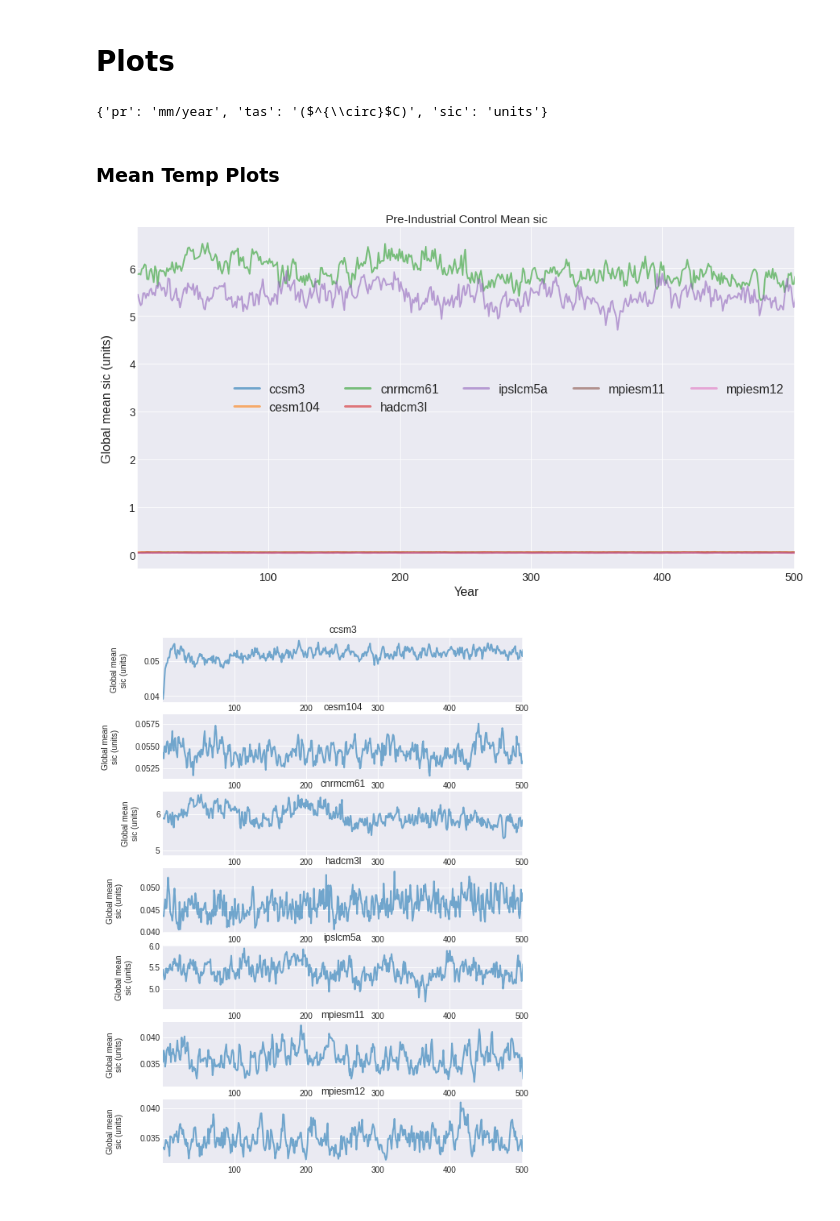
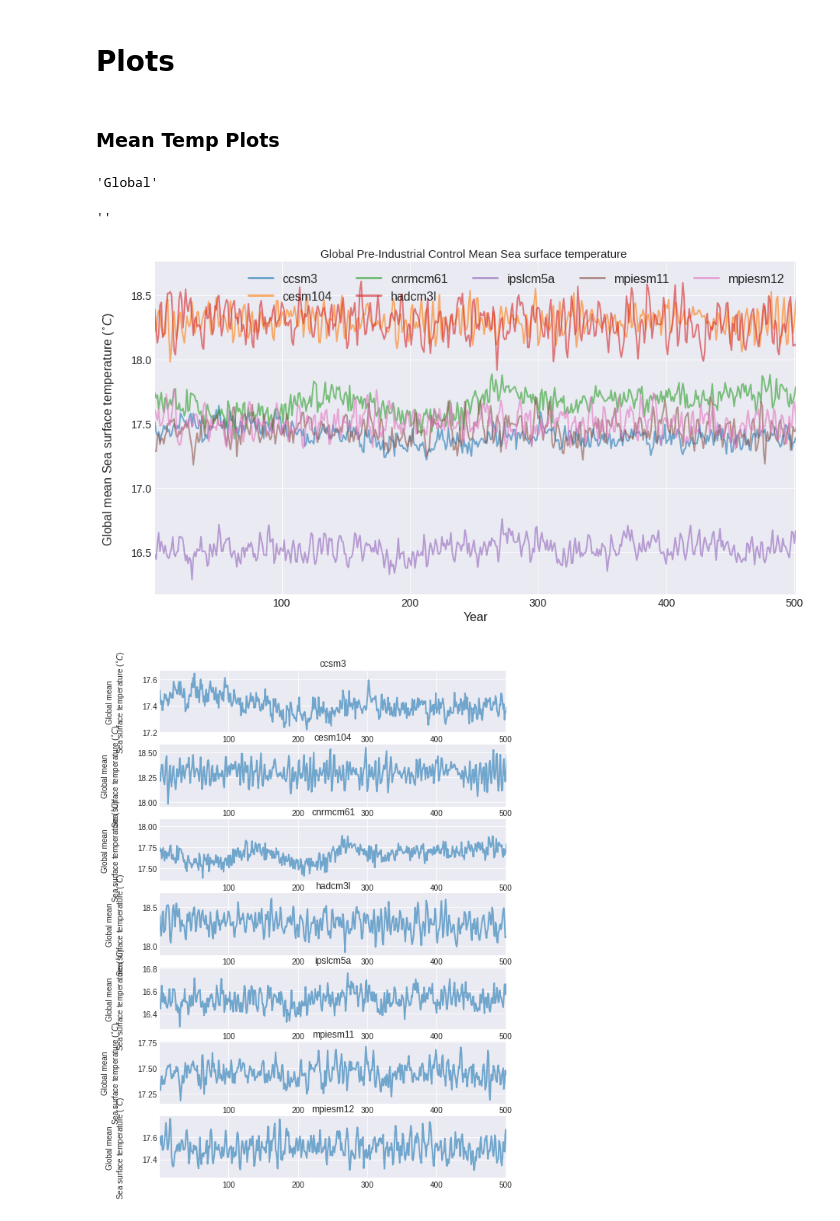
Before and after one commit to alexborowiak/PhD, a Jupyter notebook: longrunmip_03_mutimodel_mean_top_level_(nb27).ipynb, the cells around one changed output. Cells and saved outputs as stored; diff of their text form; code cells hidden in the pictures.

```diff
--- a/longrunmip_03_mutimodel_mean_top_level_(nb27).ipynb
+++ b/longrunmip_03_mutimodel_mean_top_level_(nb27).ipynb
@@ -43,0 +42,5 @@ ROOT_DIR
+# %%
+notebook_number='03'
+variable = 'tos'
+ROOT_DIR = os.path.join(constants.LONGRUNMIP_DIR, variable, 'regrid_retimestamped')
+ROOT_DIR
@@ -75,6 +93,7 @@ lenght = 6
 # %%
-reload(open_ds)
-control_ds = open_ds.read_and_merge_netcdfs(files_to_open_control, ROOT_DIR, logginglevel='DEBUG')
-abrupt4x_ds = open_ds.read_and_merge_netcdfs(files_to_open_experiment, ROOT_DIR, logginglevel='DEBUG')
+mask = None#'land'
+
+control_ds = open_ds.read_and_merge_netcdfs(files_to_open_control, ROOT_DIR, mask=mask)
+abrupt4x_ds = open_ds.read_and_merge_netcdfs(files_to_open_experiment, ROOT_DIR, mask=mask)
 abrupt4x_ds
 # %% [output]
@@ -142,0 +142,2 @@ ccsm3, cnrmcm61, hadcm3l, ipslcm5a, mpiesm11, mpiesm12,
+# %%
+abrupt4x_mean,control_ds_mean = sn.calculate_global_value(abrupt4x_ds, control_ds, variable)
@@ -192,39 +185,44 @@ Coordinates:
 # %% [markdown]
 # Plots
-# %%
-variable_units = {'pr': 'mm/year', 'tas':r'($^{\circ}$C)', 'sic': 'units'}
-variable_units
-# %% [output]
-{'pr': 'mm/year', 'tas': '($^{\\circ}$C)', 'sic': 'units'}
-# %% [markdown]
-### Mean Temp Plots
+# %% [markdown]
+### Mean Temp Plots
+# %%
+hemisphere_title = string.capwords(hemisphere.replace('_', ' '))
+hemisphere_title
+# %% [output]
+'Global'
+# %%
+mask_title = f'({mask} only)' if mask else ''
+mask_title
+# %% [output]
+''
 # %%
 
 plt.style.use('seaborn-darkgrid')
 fig, ax = plt.subplots(figsize=(15,8))
 
 time = control_ds_mean['time'].values
 years = [t.year for t in time]
 for var in list(control_ds_mean.data_vars):
 
     plot_kwargs = dict(alpha = 0.6,linewidth = 2)
 
     ax.plot(years, control_ds_mean[var].values, label=var, **plot_kwargs) #  - 273.15
 
-ax.set_ylabel(f'Global mean {variable} ({variable_units[variable]})', size=16, labelpad=20)
+ax.set_ylabel(f'{hemisphere_title} mean {longname} ({units})', size=16, labelpad=20)
 ax.set_xlabel('Year', size=16)
 ax.set_xlim(years[0], years[500])
 ax.tick_params(axis='y', labelsize=14)
 ax.tick_params(axis='x', labelsize=14)
 leg = ax.legend(ncol = 5, fontsize=16)
 [line.set_linewidth(3) for line in leg.get_lines()];
-ax.set_title(f'Pre-Industrial Control Mean {variable}', fontsize=15);
+ax.set_title(f'{hemisphere_title} Pre-Industrial Control Mean {longname} {mask_title}', fontsize=15);
 
 fig.savefig(os.path.join(constants.IMAGE_SAVE_DIR_TOP_LEVEL,
-                         f'{notebook_number}_{variable}_multi_model_control_good_models_t500_year_axis.png'),
+                         f'{notebook_number}_{variable}_{hemisphere}_mask_{mask}_make_multi_model_control_good_models_t500_year_axis.png'),
             bbox_inches='tight')
 # %% [output]
-[figure, old version]
+[figure, new version]
 # %%
 
 plt.style.use('seaborn-darkgrid')
@@ -242,12 +240,12 @@ for i,var in enumerate(dvars):
 #     ax.set_ylim([10, 15])
     ax.set_title(var)
 
-    ax.set_ylabel(f'Global mean\n{variable} ({variable_units[variable]})', labelpad=20)
+    ax.set_ylabel(f'{hemisphere_title} mean\n{longname} ({units})', labelpad=20)
 
 fig.savefig(os.path.join(constants.IMAGE_SAVE_DIR_TOP_LEVEL,
-                         f'{notebook_number}_{variable}_multi_model_control_good_models_t500_year_axis_split_model.png'), bbox_inches='tight')
+        f'{notebook_number}_{variable}_{hemisphere}__mask_{mask}_multi_model_control_good_models_t500_year_axis_split_model.png'), bbox_inches='tight')
 # %% [output]
-[figure, old version]
+[figure, new version]
 # %%
 plt.style.use('seaborn-darkgrid')
 
```
Also changed, not shown: parts of 26 cells of this notebook, 34 other files.
